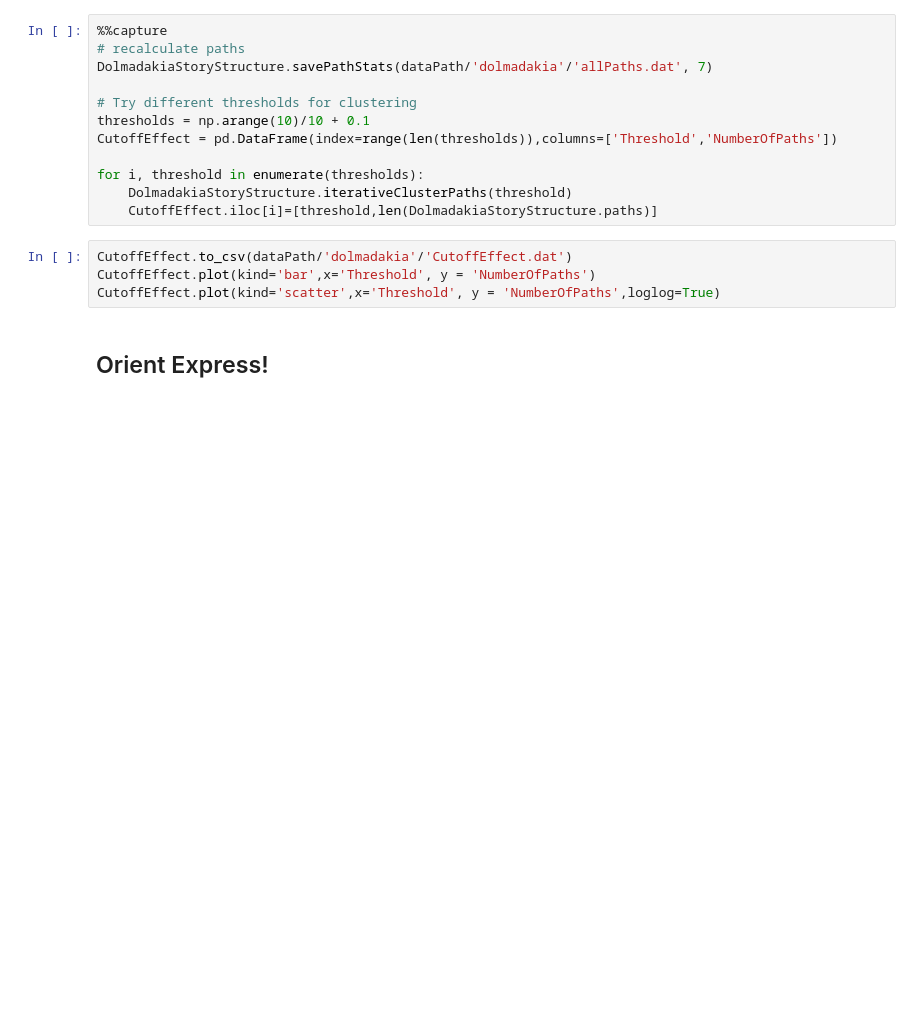
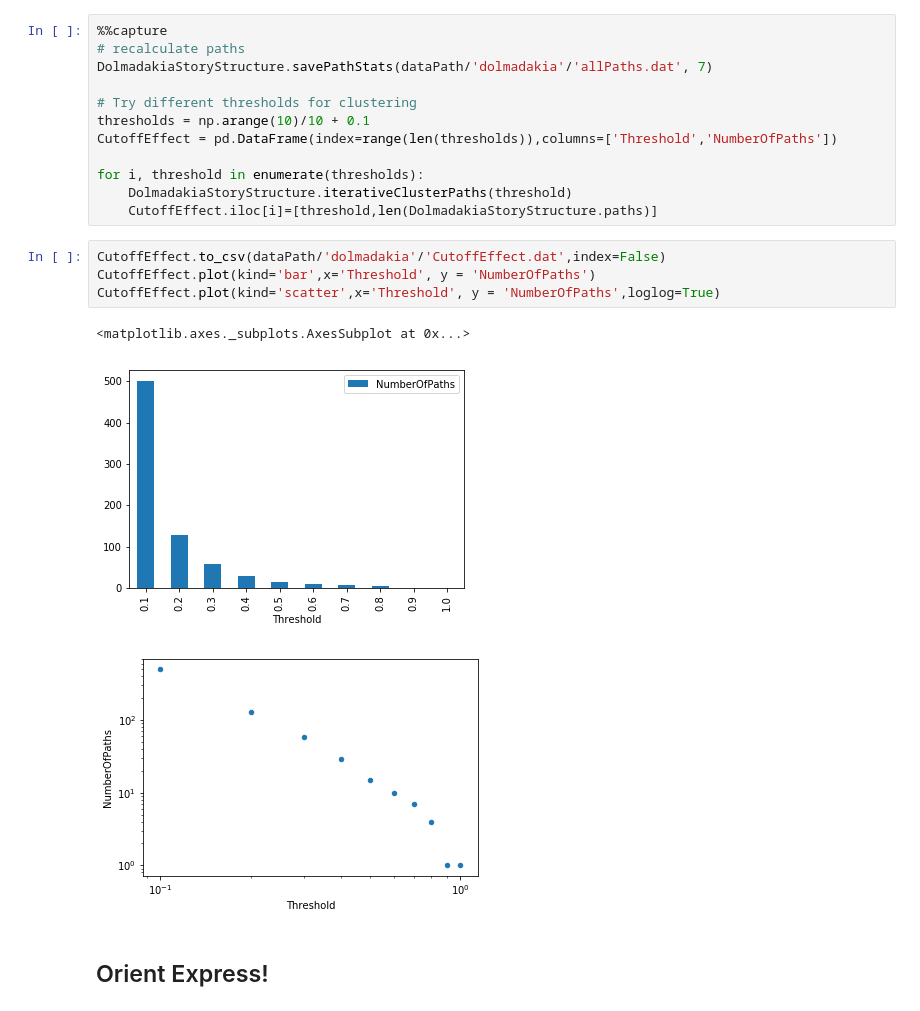
Before and after one commit to sellisd/storystructure, a Jupyter notebook: scripts/Tutorial.ipynb, the cells around one changed output. Saved outputs shown, nothing was run; the diff lists cells and outputs as text; blank space fills up the shorter version.

```diff
--- a/scripts/Tutorial.ipynb
+++ b/scripts/Tutorial.ipynb
@@ -101,9 +139,13 @@ for i, threshold in enumerate(thresholds):
     DolmadakiaStoryStructure.iterativeClusterPaths(threshold)
     CutoffEffect.iloc[i]=[threshold,len(DolmadakiaStoryStructure.paths)]
 # %%
-CutoffEffect.to_csv(dataPath/'dolmadakia'/'CutoffEffect.dat')
+CutoffEffect.to_csv(dataPath/'dolmadakia'/'CutoffEffect.dat',index=False)
 CutoffEffect.plot(kind='bar',x='Threshold', y = 'NumberOfPaths')
 CutoffEffect.plot(kind='scatter',x='Threshold', y = 'NumberOfPaths',loglog=True)
+# %% [output]
+<matplotlib.axes._subplots.AxesSubplot at 0x...>
+[figure, added]
+[figure, added]
 # %% [markdown]
 ## Orient Express!
 # %%
```
Also changed, not shown: parts of 15 cells of this notebook.
